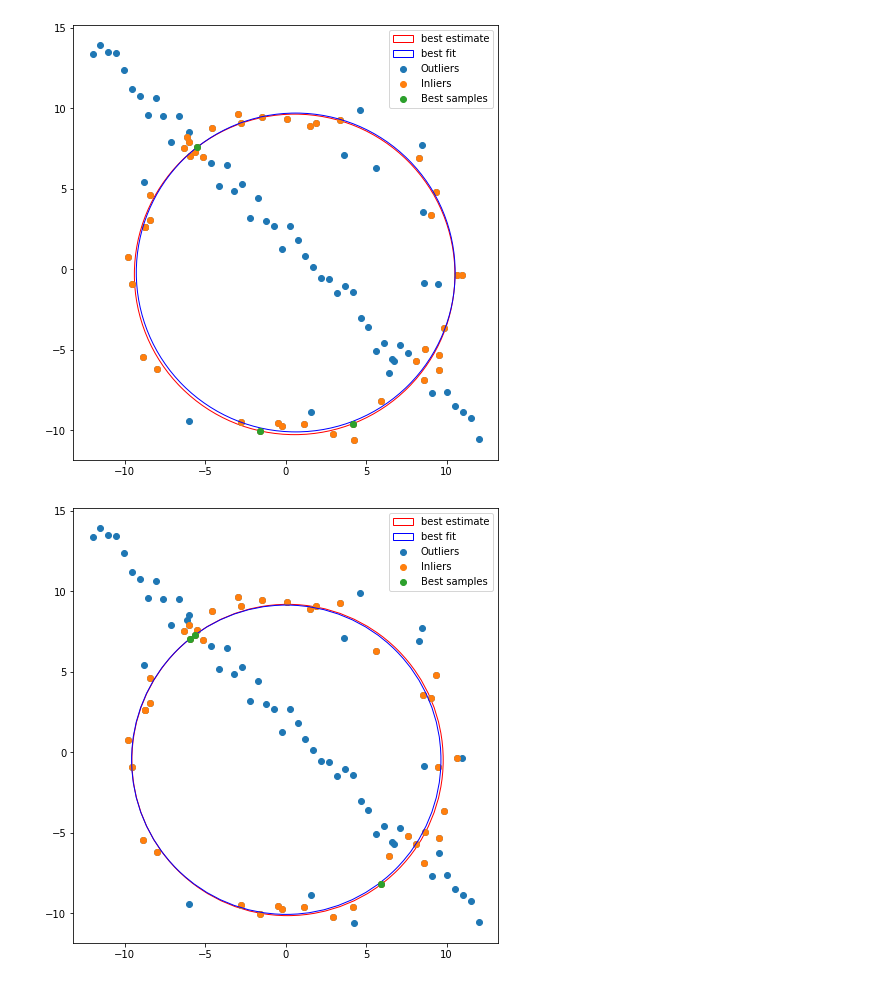
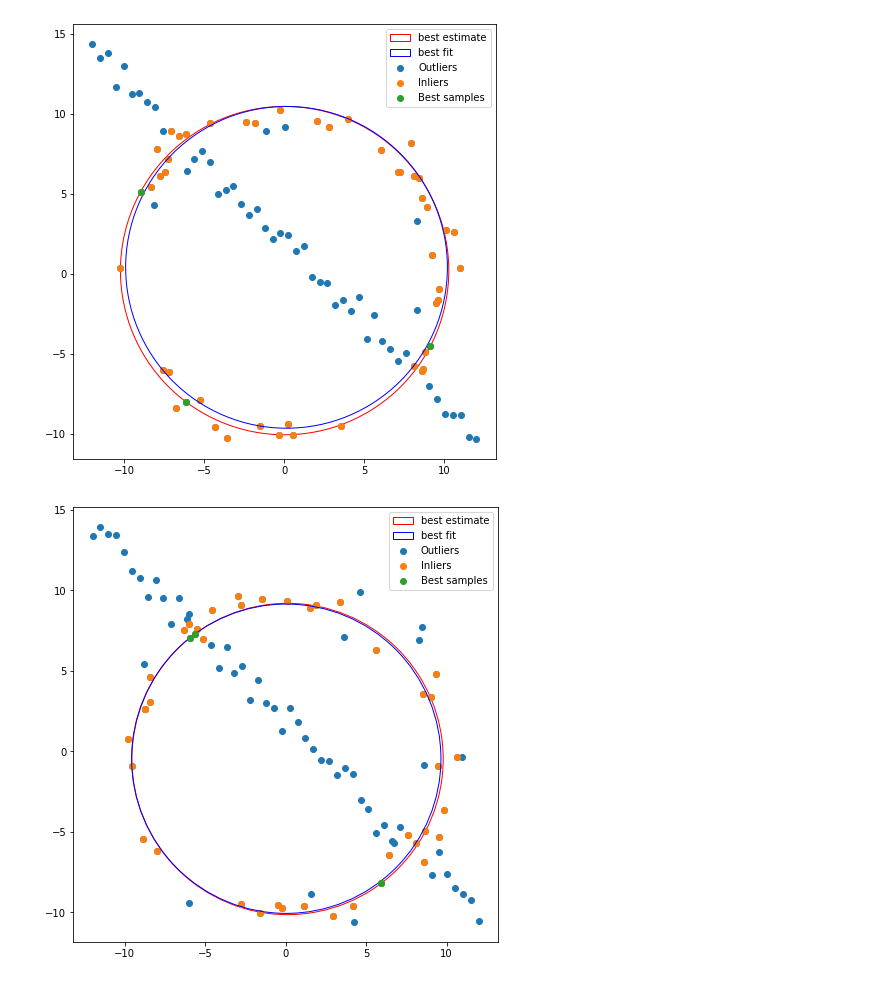
Before and after one commit to Kithdara/Assignments, a Jupyter notebook: Assignment_2.ipynb, the cells around one changed output. Saved outputs shown, nothing was run; the diff lists cells and outputs as text; code cells hidden in the pictures.

```diff
--- a/Assignment_2.ipynb
+++ b/Assignment_2.ipynb
@@ -122,22 +125,22 @@ def plotCiircle(Data,Datalst,color='r'):
     c.set_color(color)
     return c
 # %%
-ranL,bestInlier=ransac(X,500,1,40)
+ranL,bestInlier=ransac(X,50,1,40)
 c=plotCiircle(ranL,X)
 fig,ax=plt.subplots(figsize=(8,8))
 ax.set_aspect( 1 )
 ax.add_artist( c )
 p1=ax.scatter(X[:,0],X[:,1])
 p2=ax.scatter(bestInlier[:,0],bestInlier[:,1])
 bestfit,inl=ransac(bestInlier,50,1,bestInlier.size//2.2)
 c2=plotCiircle(bestfit,bestInlier,'b')
 ax.add_artist( c2 )
 Y=np.vstack((X[ranL[0]],X[ranL[1]],X[ranL[2]]))
 p3=ax.scatter(Y[:,0],Y[:,1])
 plt.legend(handles=[c, c2,p1,p2,p3],labels=['best estimate','best fit','Outliers','Inliers','Best samples'])
 plt.show()
 # %% [output]
-[figure, old version]
+[figure, new version]
 # %%
 def ransac2(Data,N,t,n):
     maxi=0
```
Also changed, not shown: parts of 7 cells of this notebook, 11 other files.
